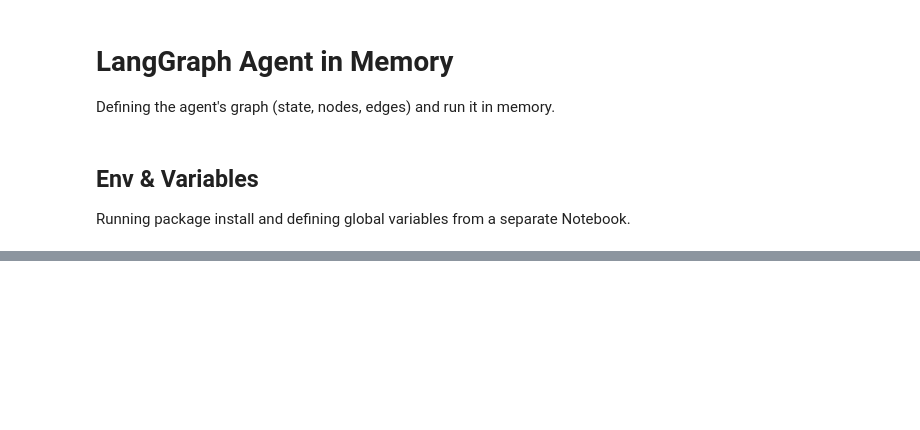
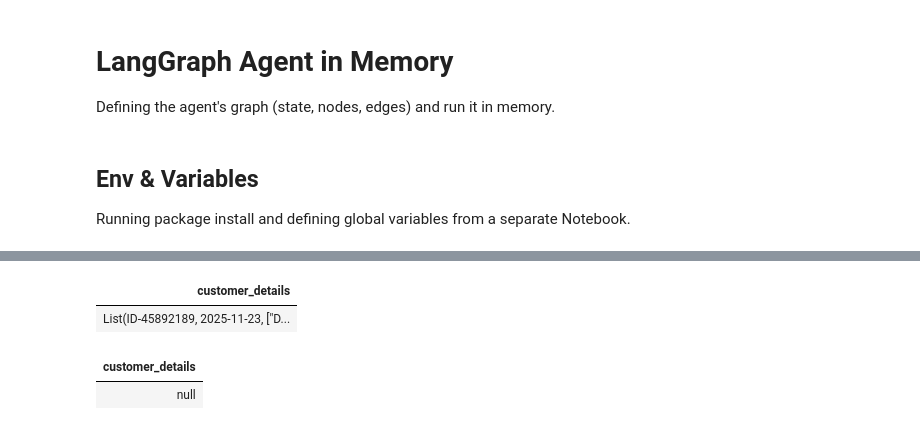
Before and after one commit to gabri-al/email_classificator_agent, a Jupyter notebook: 03_Agent_Graph_inMemory.ipynb, the cells around one changed output, grey strips where cells are left out. Saved outputs shown, nothing was run; the diff lists cells and outputs as text; code cells hidden in the pictures; blank space fills up the shorter version.

```diff
--- a/03_Agent_Graph_inMemory.ipynb
+++ b/03_Agent_Graph_inMemory.ipynb
@@ -10,0 +249,14 @@ Running package install and defining global variables from a separate Notebook.
+# %%
+%sql
+-- Available Context: Customer Details
+SELECT classificator_agent_order_retriever(9) AS customer_details;
+# %% [output]
+| customer_details |
+| List(ID-45892189, 2025-11-23, ["D... |
+# %%
+%sql
+-- Available Context: Customer Details
+SELECT classificator_agent_ticket_retriever(9) AS customer_details;
+# %% [output]
+| customer_details |
+| null |
```
Also changed, not shown: parts of 24 cells of this notebook, 3 other files.
